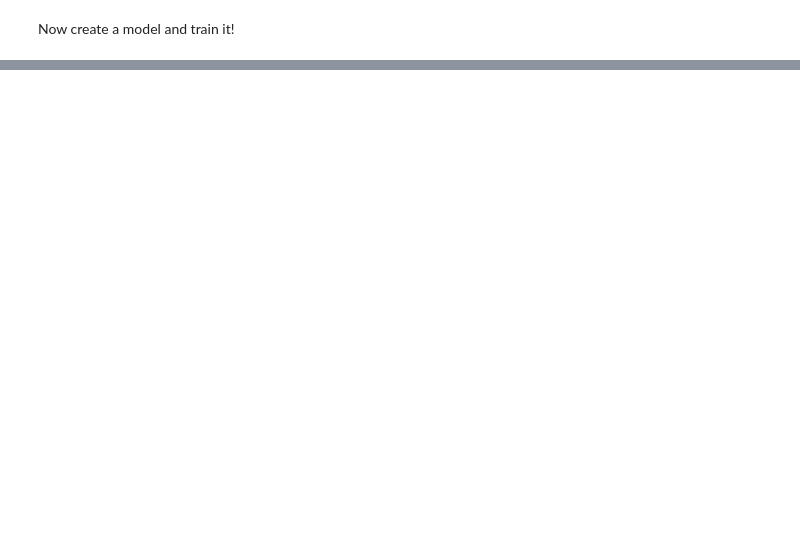
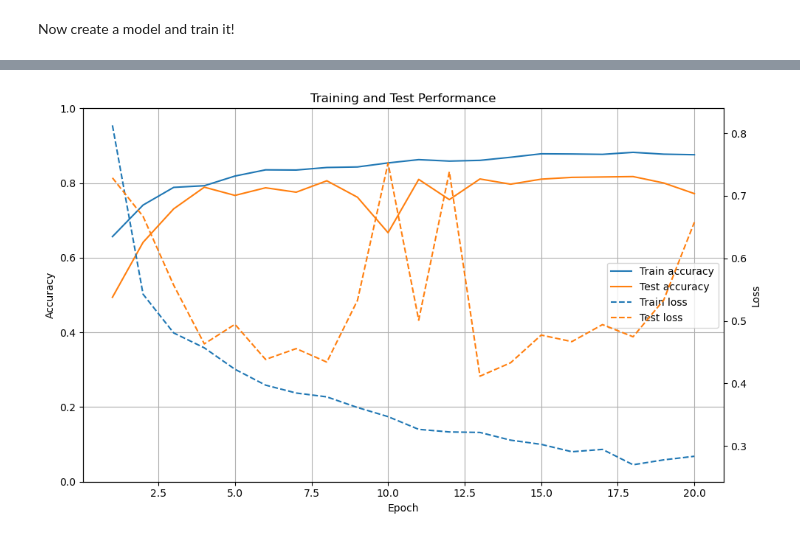
Before and after one commit to OliverJessen/IDLCV, a Jupyter notebook: IDLCV_Project_1_hotdog.ipynb, the cells around one changed output, grey strips where cells are left out. Saved outputs shown, nothing was run; the diff lists cells and outputs as text; code cells hidden in the pictures; blank space fills up the shorter version.

```diff
--- a/IDLCV_Project_1_hotdog.ipynb
+++ b/IDLCV_Project_1_hotdog.ipynb
@@ -29,7 +31,7 @@ The code will run on CPU. Go to Edit->Notebook Settings and choose GPU as the ha
 We provide you with a class that can load the *hotdog/not hotdog* dataset you should use from /dtu/datasets1/02516/
 # %%
 class Hotdog_NotHotdog(torch.utils.data.Dataset):
-    def __init__(self, train, transform, data_path='/Users/olivernj/Desktop/DTU (Programming)/02516 - Introduction to Deep Learning in Computer Vision/hotdog_nothotdog'):
+    def __init__(self, train, transform, data_path=os.path.join(os.getcwd(), "hotdog_nothotdog")):
         'Initialization'
         self.transform = transform
         data_path = os.path.join(data_path, 'train' if train else 'test')
@@ -57,7 +59,8 @@ Feel free to use something other than $128\times128$ images.
 # %%
 size = 128
 train_transform = transforms.Compose([transforms.Resize((size, size)),
-                                    transforms.RandomVerticalFlip(p=0.5), # chance to flip vertically
+                                    transforms.RandomHorizontalFlip(),
+                                    transforms.RandomRotation(10),
                                     transforms.ToTensor()])
 test_transform = transforms.Compose([transforms.Resize((size, size)),
                                     transforms.ToTensor()])
@@ -120,13 +135,13 @@ class HotNetwork(nn.Module):
         return x
 # %%
-model = HotNetwork()
+model = CNN()
 model.to(device)
-criterion = nn.BCEWithLogitsLoss() # Specially designed for binary classification
-optimizer = torch.optim.Adam(model.parameters(), lr=0.001)
+criterion = nn.BCEWithLogitsLoss()
+optimizer = torch.optim.Adam(model.parameters(), lr=1e-3)
 
 #Get the first minibatch
 data = next(iter(train_loader))[0].cpu() # change from cuda to cpu when running on laptop without GPU
 #Try running the model on a minibatch
-print('Shape of the output from the convolutional part', model.features(data).shape)
+print('Shape of the output from the convolutional part', model.convolutional(data).shape)
 model(data); #if this runs the model dimensions fit
 # %% [output]
@@ -133,0 +200,2 @@ Shape of the output from the convolutional part torch.Size([64, 128, 16, 16])
+# %%
+out_dict = train(model, optimizer, num_epochs=20)
@@ -133,0 +216,37 @@ Shape of the output from the convolutional part torch.Size([64, 128, 16, 16])
+# %%
+epochs = range(1, len(out_dict['train_acc']) + 1)
+
+fig, ax1 = plt.subplots(figsize=(10, 6))
+
+# Accuracy — left y-axis
+ax1.plot(epochs, out_dict['train_acc'], label='Train accuracy')
+ax1.plot(epochs, out_dict['test_acc'], label='Test accuracy')
+
+ax1.set_xlabel('Epoch')
+ax1.set_ylabel('Accuracy')
+ax1.set_ylim(0, 1)
+ax1.grid(True)
+
+# Loss — right y-axis
+ax2 = ax1.twinx()
+
+ax2.plot(epochs, out_dict['train_loss'], '--', label='Train loss')
+ax2.plot(epochs, out_dict['test_loss'], '--', label='Test loss')
+
+ax2.set_ylabel('Loss')
+
+# Combine legends from both axes
+lines1, labels1 = ax1.get_legend_handles_labels()
+lines2, labels2 = ax2.get_legend_handles_labels()
+
+ax1.legend(
+    lines1 + lines2,
+    labels1 + labels2,
+    loc='center right'
+)
+
+plt.title('Training and Test Performance')
+plt.tight_layout()
+plt.show()
+# %% [output]
+[figure, added]
```
Also changed, not shown: parts of 9 cells of this notebook.
